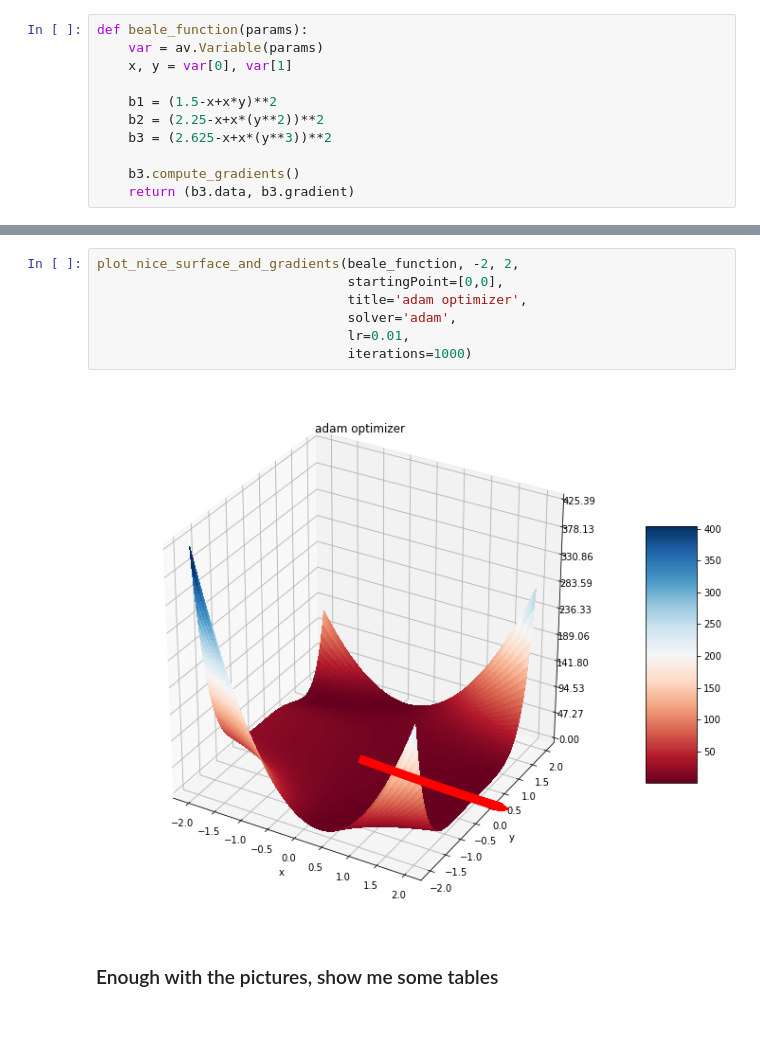
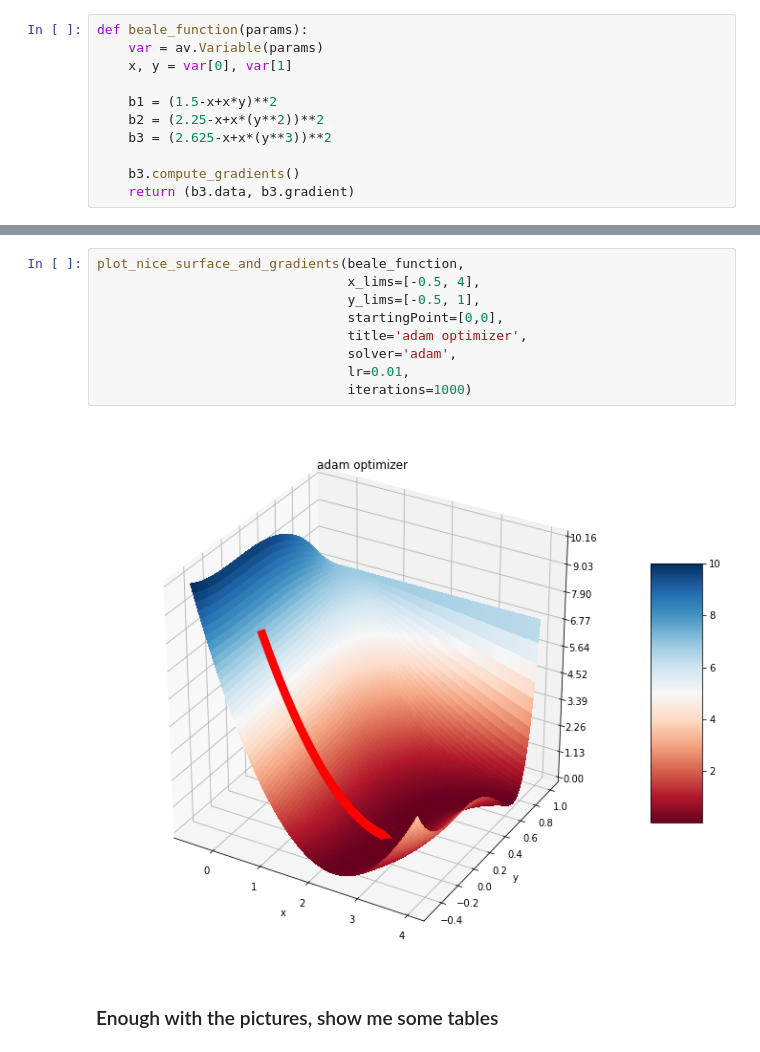
Before and after one commit to cs207-project-group4/cs207-FinalProject, a Jupyter notebook: Convergence_Results.ipynb, the cells around one changed output, grey strips where cells are left out. Cells and saved outputs as stored; diff of their text form; blank space fills up the shorter version.

Commit message:
fix beale photos

```diff
--- a/Convergence_Results.ipynb
+++ b/Convergence_Results.ipynb
@@ -172,12 +174,14 @@ plot_nice_surface_and_gradients(beale_function, -2, 2,
 # %%
-plot_nice_surface_and_gradients(beale_function, -2, 2,
+plot_nice_surface_and_gradients(beale_function,
+                                x_lims=[-0.5, 4],
+                                y_lims=[-0.5, 1],
                                 startingPoint=[0,0],
                                 title='adam optimizer',
                                 solver='adam',
                                 lr=0.01,
                                 iterations=1000)
 # %% [output]
-[figure, old version]
+[figure, new version]
 # %% [markdown]
 ### Enough with the pictures, show me some tables
 # %%
```
Also changed, not shown: parts of 1 cell of this notebook.
